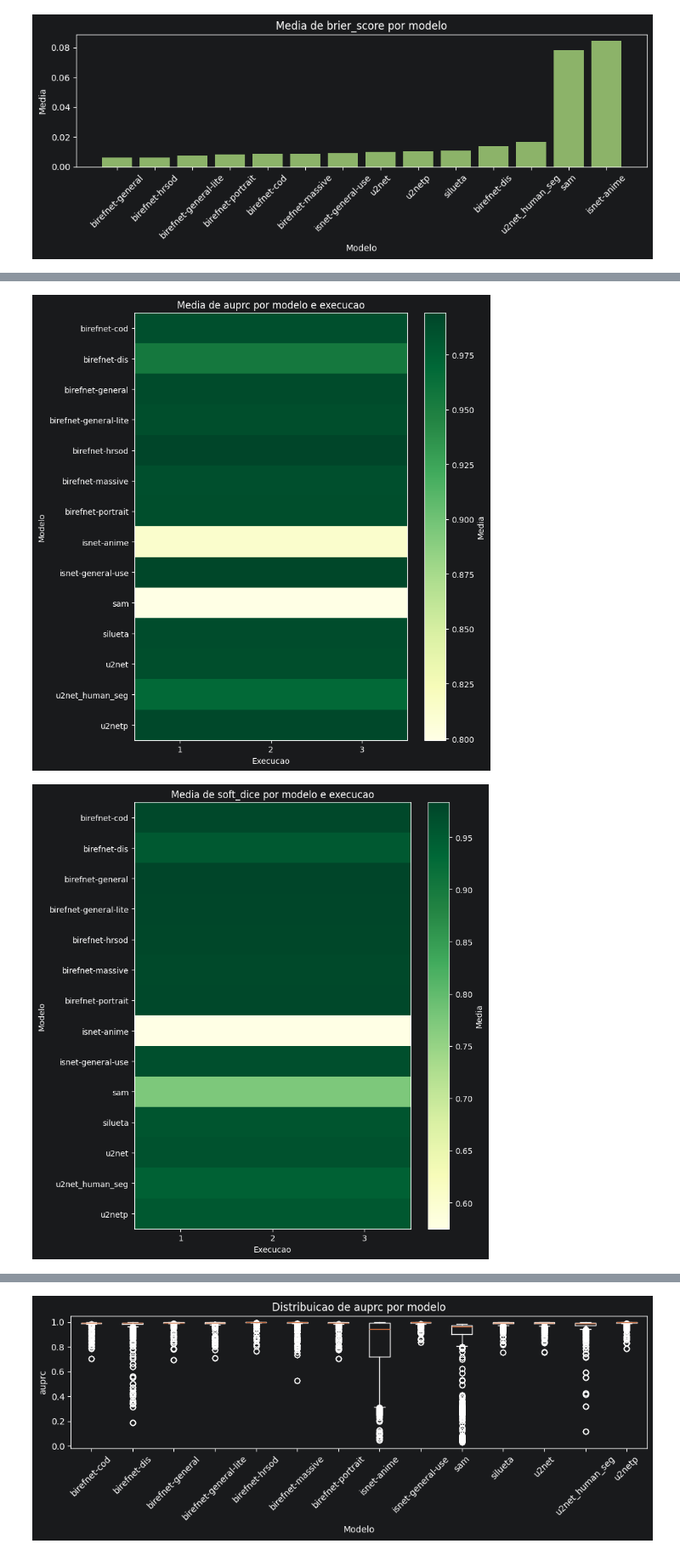
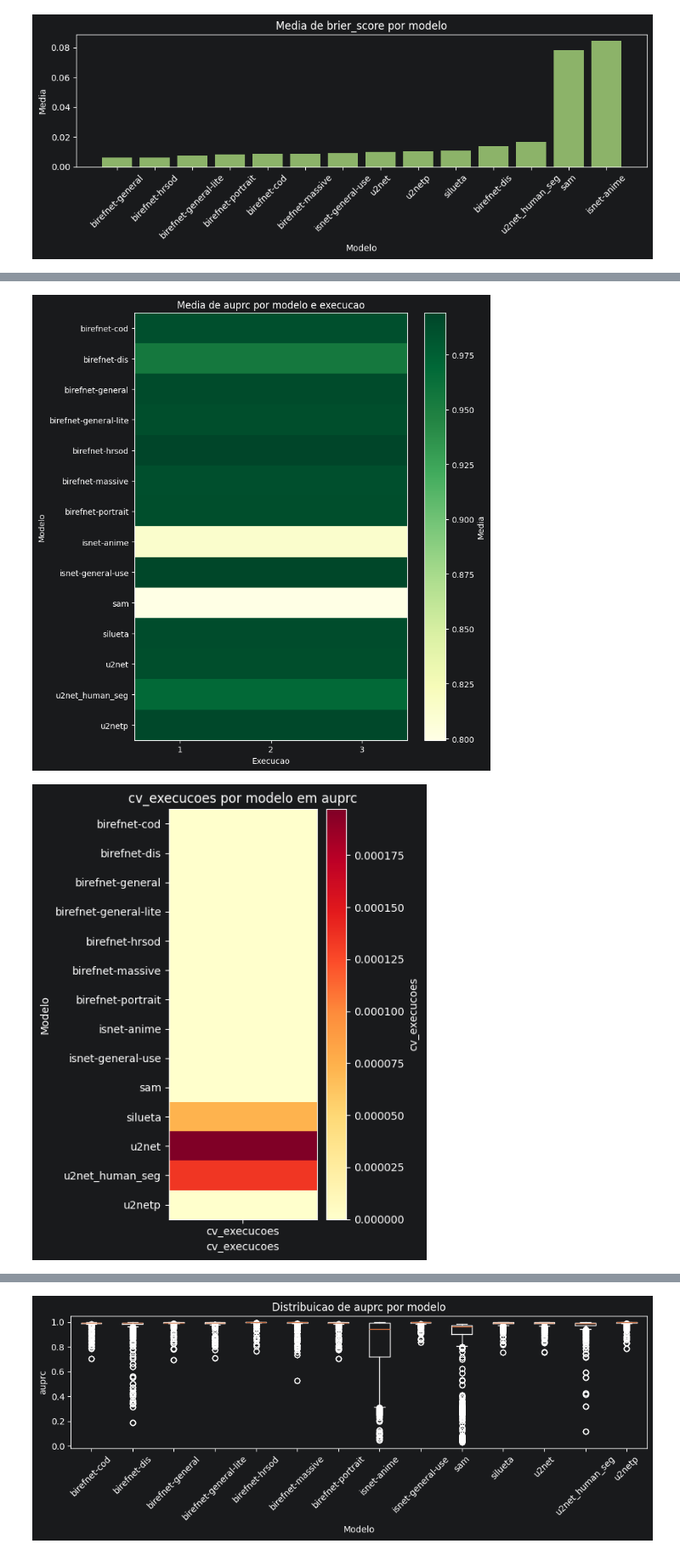
Before and after one commit to Victor-Saraiva-P/Projeto-bufalos, a Jupyter notebook: notebooks/05_visualizacao_segmentacao_bruta.ipynb, the cells around one changed output, grey strips where cells are left out. Shown at 85% size. Cells and saved outputs as stored; diff of their text form; code cells hidden in the pictures.

Commit message:
Expande visualizacao estatistica do notebook 05

```diff
--- a/notebooks/05_visualizacao_segmentacao_bruta.ipynb
+++ b/notebooks/05_visualizacao_segmentacao_bruta.ipynb
@@ -160,0 +184,10 @@ for metric_name in metric_names:
+# %%
+texto_intervalos = 'Os intervalos de confianca ajudam a evitar conclusoes baseadas apenas na media. Aqui usamos bootstrap para a media de cada metrica por modelo.'
+figures_intervalos = []
+
+display(df_intervalo_confianca.sort_values(['metric_name', 'statistic_name', 'nome_modelo']).head(18))
+
+for metric_name in metric_names:
+    fig, _ = plot_metric_bars_with_ci_by_model(df_resumo_modelo, df_intervalo_confianca, metric_name)
+    figures_intervalos.append(fig)
+    plt.show()
@@ -165,17 +219,19 @@ Aqui avaliamos se o comportamento do modelo se mantem estavel entre as execucoes
 # %%
-texto_estabilidade_execucao = 'Aqui avaliamos se o comportamento do modelo se mantem estavel entre as execucoes.'
+texto_estabilidade_execucao = 'Aqui avaliamos se o comportamento do modelo se mantem estavel entre as execucoes, tanto na media por execucao quanto em medidas de variacao como coeficiente de variacao e amplitude.'
 figures_estabilidade_execucao = []
+
+display(df_estabilidade.sort_values(['metric_name', 'cv_execucoes', 'amplitude_execucoes']))
 
 for metric_name in metric_names:
     fig, _ = plot_metric_by_execution_heatmap(df_resumo_execucao, metric_name)
     figures_estabilidade_execucao.append(fig)
     plt.show()
 
-display(
-    df_resumo_execucao.pivot_table(
-        index='nome_modelo',
-        columns=['metric_name', 'execucao'],
-        values='mean',
-    ).sort_index()
-)
+    fig, _ = plot_stability_heatmap(df_estabilidade, metric_name, value_column='cv_execucoes')
+    figures_estabilidade_execucao.append(fig)
+    plt.show()
+
+    fig, _ = plot_stability_heatmap(df_estabilidade, metric_name, value_column='amplitude_execucoes')
+    figures_estabilidade_execucao.append(fig)
+    plt.show()
 # %% [output]
@@ -182,2 +255,2 @@ display(
 [figure]
-[figure, old version]
+[figure, new version]
```
Also changed, not shown: parts of 20 cells of this notebook, 4 other files.
